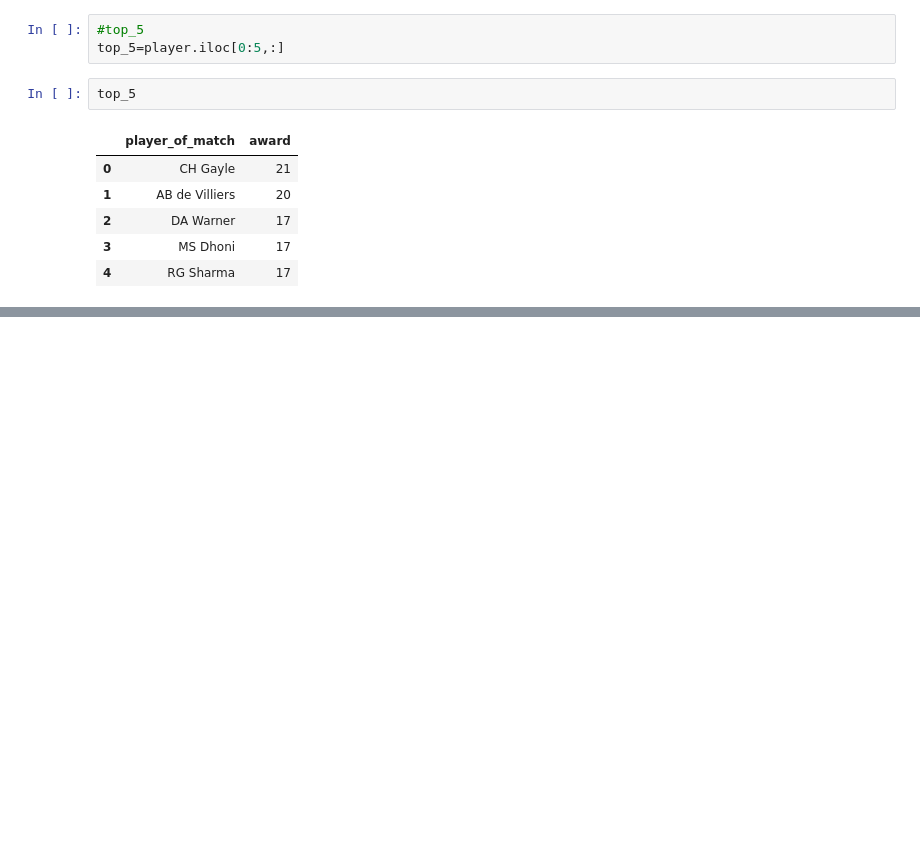
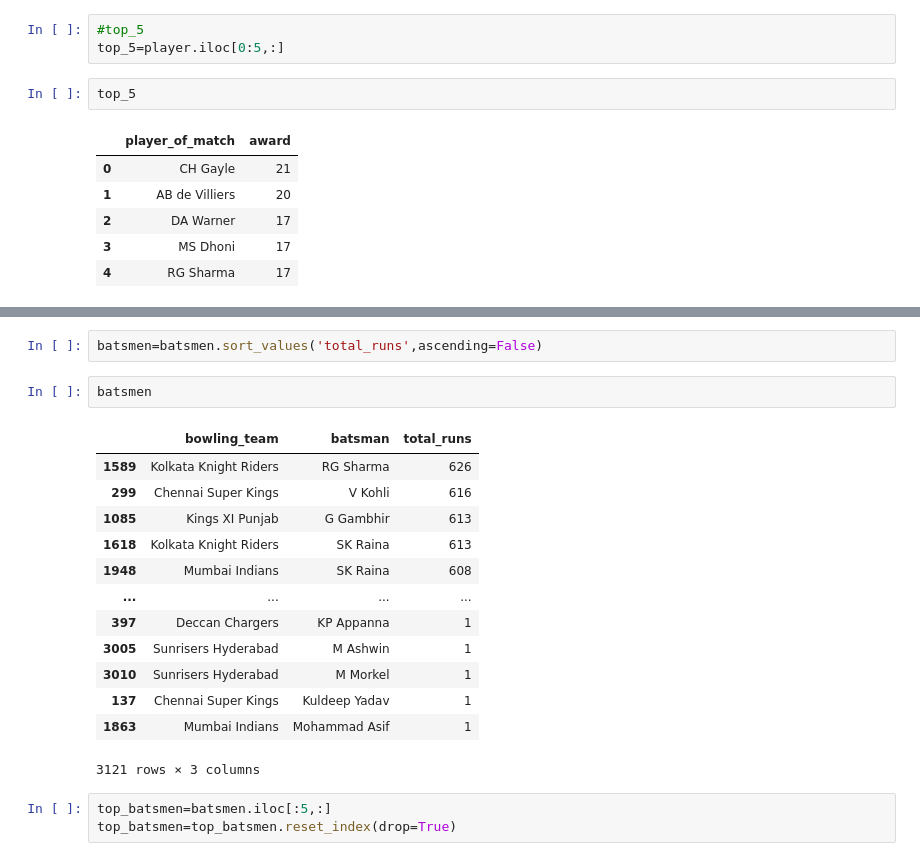
Before and after one commit to riteshnain2003/IPL-Data-Analysis, a Jupyter notebook: IPL-DATA-ANALYSIS/player_insights/player_insights.ipynb, the cells around one changed output, grey strips where cells are left out. Cells and saved outputs as stored; diff of their text form; blank space fills up the shorter version.

```diff
--- a/IPL-DATA-ANALYSIS/player_insights/player_insights.ipynb
+++ b/IPL-DATA-ANALYSIS/player_insights/player_insights.ipynb
@@ -515,0 +546,21 @@ plt.show()
+# %%
+batsmen=batsmen.sort_values('total_runs',ascending=False)
+# %%
+batsmen
+# %% [output]
+|  | bowling_team | batsman | total_runs |
+| 1589 | Kolkata Knight Riders | RG Sharma | 626 |
+| 299 | Chennai Super Kings | V Kohli | 616 |
+| 1085 | Kings XI Punjab | G Gambhir | 613 |
+| 1618 | Kolkata Knight Riders | SK Raina | 613 |
+| 1948 | Mumbai Indians | SK Raina | 608 |
+| ... | ... | ... | ... |
+| 397 | Deccan Chargers | KP Appanna | 1 |
+| 3005 | Sunrisers Hyderabad | M Ashwin | 1 |
+| 3010 | Sunrisers Hyderabad | M Morkel | 1 |
+| 137 | Chennai Super Kings | Kuldeep Yadav | 1 |
+| 1863 | Mumbai Indians | Mohammad Asif | 1 |
+3121 rows × 3 columns
+# %%
+top_batsmen=batsmen.iloc[:5,:]
+top_batsmen=top_batsmen.reset_index(drop=True)
```
Also changed, not shown: parts of 13 cells of this notebook, 12 other files.
